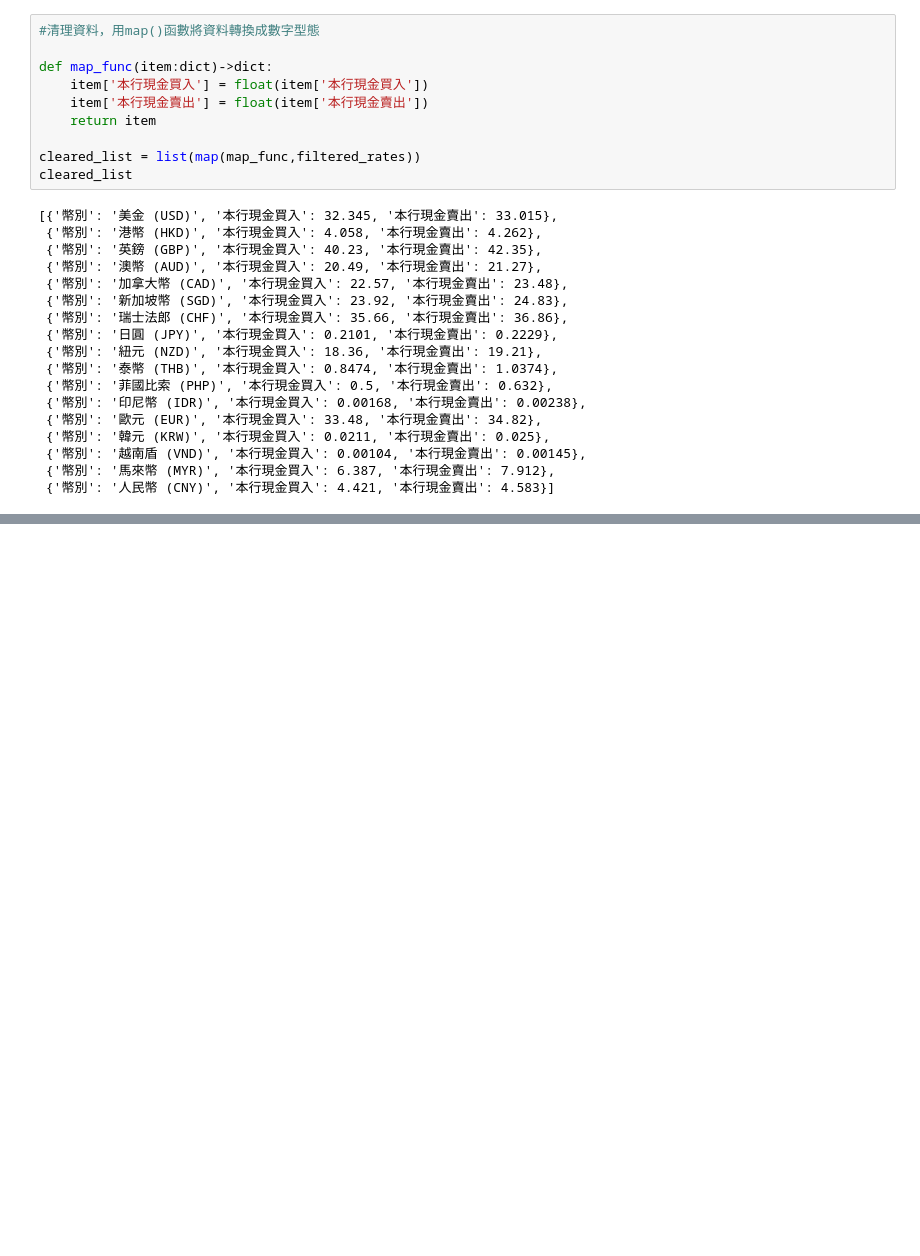
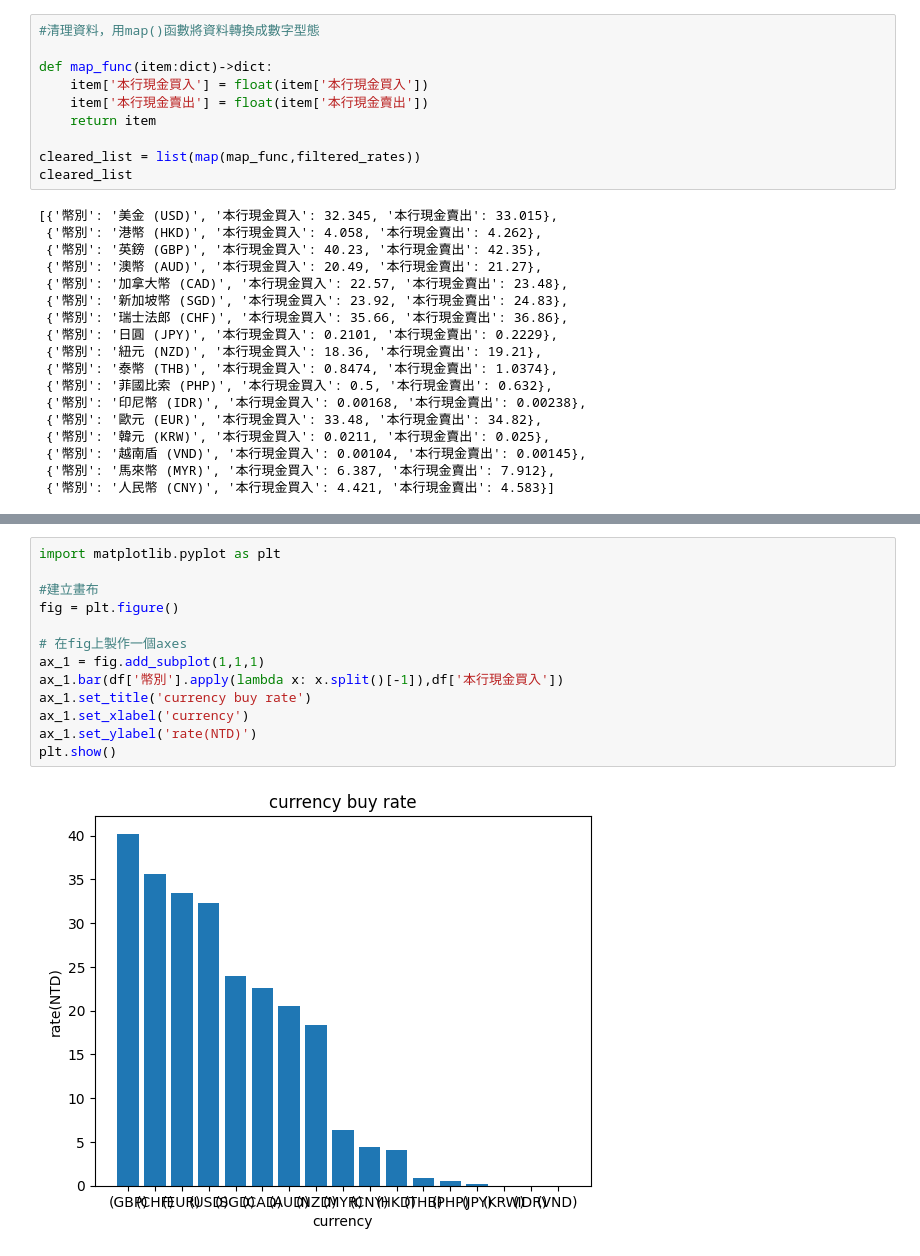
Before and after one commit to EveYang0630/python_analysis, a Jupyter notebook: lession6_2.ipynb, the cells around one changed output, grey strips where cells are left out. Drawn from its saved outputs; the diff is of its cells as text; blank space fills up the shorter version.

```diff
--- a/lession6_2.ipynb
+++ b/lession6_2.ipynb
@@ -175,0 +244,15 @@ df.T  # 屬性T可以轉置表格
+# %%
+import matplotlib.pyplot as plt
+
+#建立畫布
+fig = plt.figure()
+
+# 在fig上製作一個axes
+ax_1 = fig.add_subplot(1,1,1)
+ax_1.bar(df['幣別'].apply(lambda x: x.split()[-1]),df['本行現金買入'])
+ax_1.set_title('currency buy rate')
+ax_1.set_xlabel('currency')
+ax_1.set_ylabel('rate(NTD)')
+plt.show()
+# %% [output]
+[figure, added]
```
Also changed, not shown: parts of 4 cells of this notebook.
